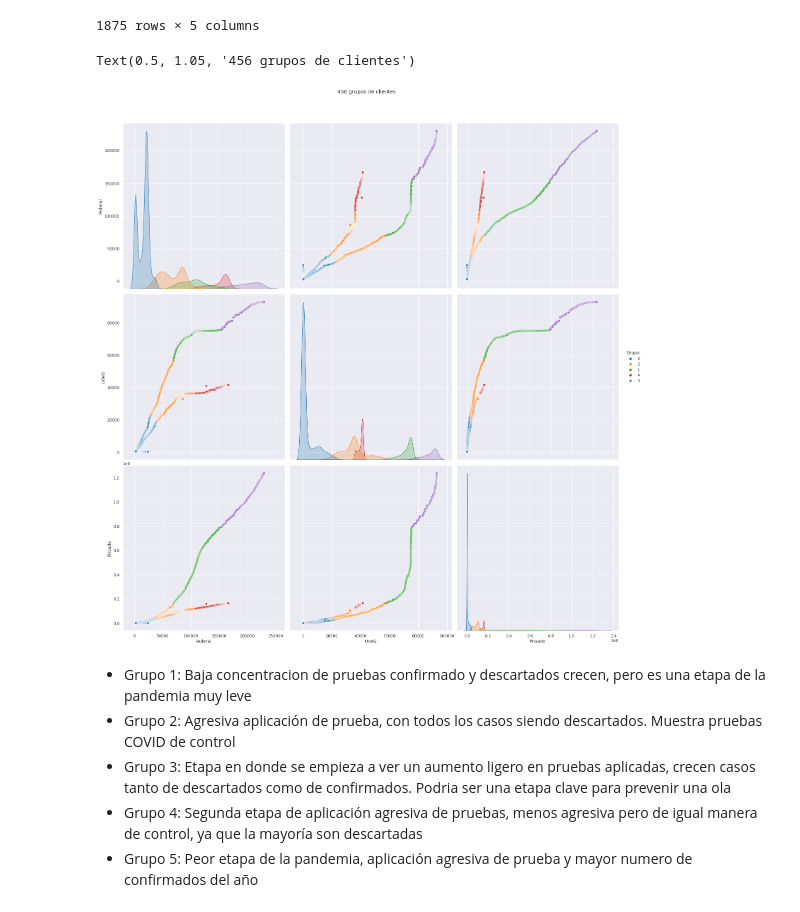
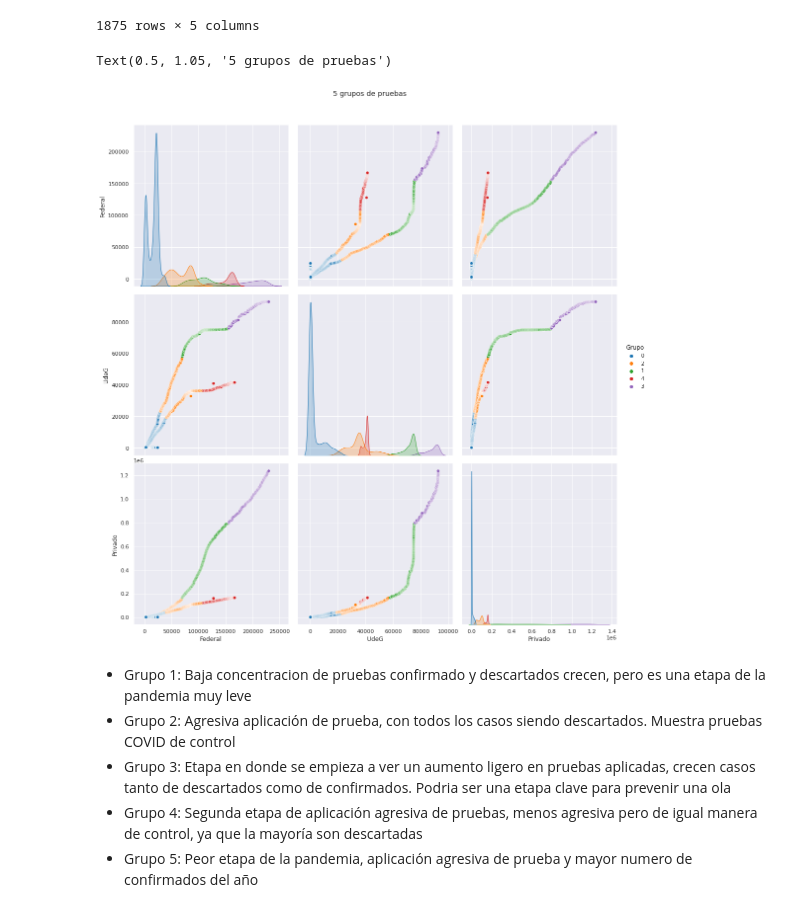
Before and after one commit to carlosdblanco/retoAnalitica, a Jupyter notebook: K-means .ipynb, the cells around one changed output. Cells and saved outputs as stored; diff of their text form; code cells hidden in the pictures.

```diff
--- a/K-means .ipynb
+++ b/K-means .ipynb
@@ -110,11 +110,11 @@ df
 | 1874 | Sospechosos | 24442.0 | 206.0 | 0.0 | 0 |
 1875 rows × 5 columns
 # %%
-sns.pairplot(data=df, hue='Grupo', palette='tab10', height=7)
+sns.pairplot(data=df, hue='Grupo', palette='tab10', height=5)
 plt.suptitle('5 grupos de pruebas', y=1.05)
 # %% [output]
-Text(0.5, 1.05, '456 grupos de clientes')
+Text(0.5, 1.05, '5 grupos de pruebas')
-[figure, old version]
+[figure, new version]
 # %% [markdown]
 <ul>
     <li> Grupo 1: Baja concentracion de pruebas confirmado y descartados crecen, pero es una etapa de la pandemia muy leve</li>
```
Also changed, not shown: parts of 1 cell of this notebook.
